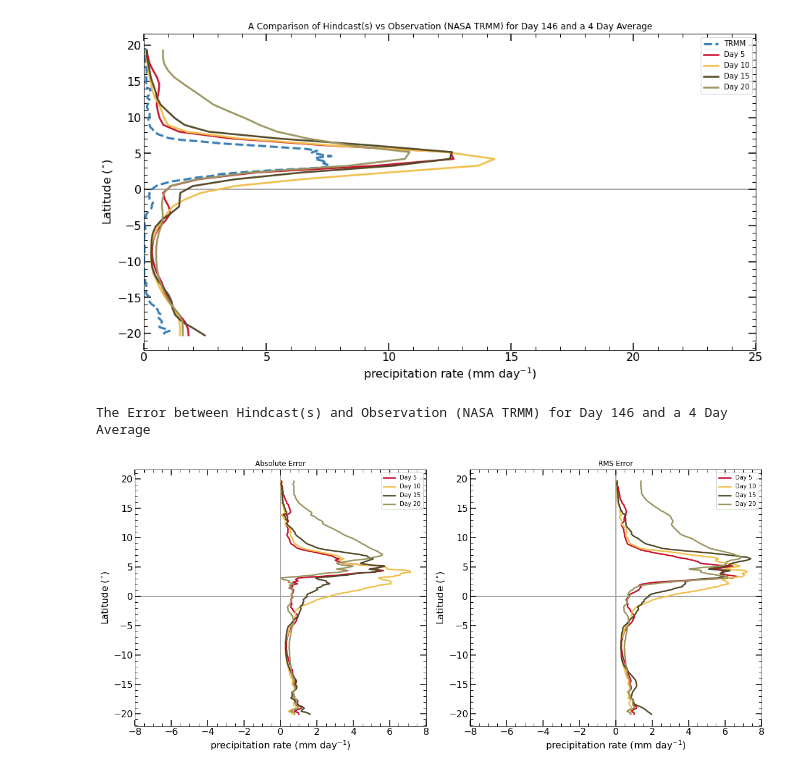
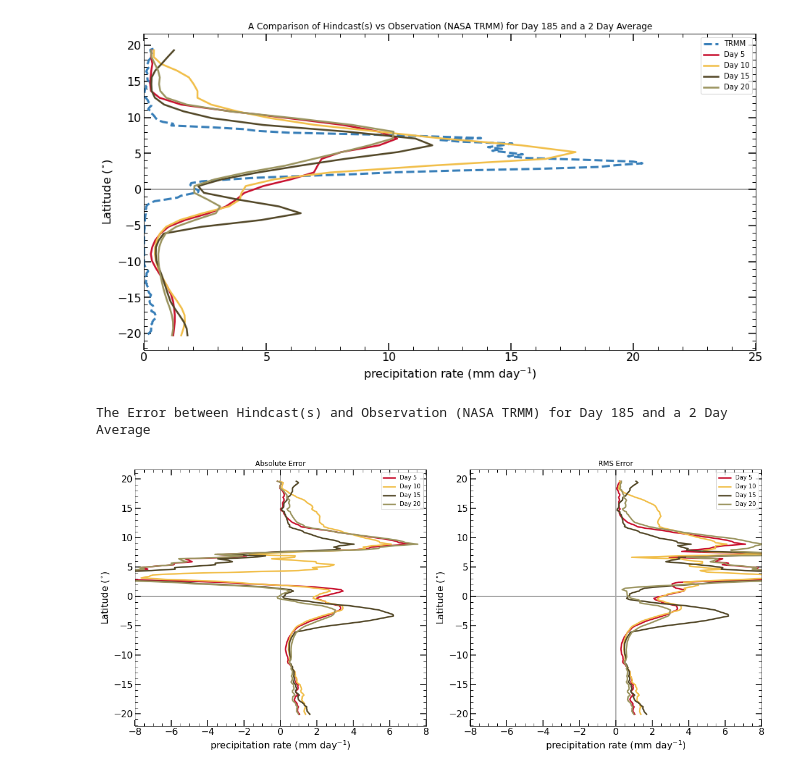
Before and after one commit to ITCZ-hindcasts/python-scripts, a Jupyter notebook: PRECTHcastAnalysis.ipynb, the cells around one changed output. Saved outputs shown, nothing was run; the diff lists cells and outputs as text; code cells hidden in the pictures.

```diff
--- a/PRECTHcastAnalysis.ipynb
+++ b/PRECTHcastAnalysis.ipynb
@@ -15,10 +16,11 @@ from netCDF4 import Dataset # Network Common Data Form
 
 
 #### Select the date to be analyzed as a value representing the number of days since 2009-09-01 ####
-dayOfTheSeason = 146 # For reference: 174 is February 22 and 122 is January 1
+dayOfTheSeason = 185 # For reference: 174 is February 22 and 122 is January 1
 
 #### Select the number of days to be time averaged ####
-numDayAvg = 4
+numDayAvg = 2
+
 
 #### Select which day hindcast should be used ####
 DayXXHcast = [5,10,15,20]  # Must be a list of integer(s) from >=1 and <=20
@@ -55,36 +57,40 @@ plt.xlim([0,25])
 plotColors = ['#C8102E','#F1BE48','#524727','#9B945F','#CAC7A7'] # Go Cyclones! :)
 plotLegend = []
 plotLegend.append('TRMM')
 
 # Loop through the DayXXHcast list to overlay multiple days of forecasts
 for ii,DayXX in enumerate(DayXXHcast):
 
+    # Ensure that the user is requesting a day that is within the hindcast dataset.
+    # numDayAvg is subtracted by 1 so as to not double count dayOfTheSeason in the numDayAvg period
+    if dayOfTheSeason < min(timeDayXX[DayXX]) or dayOfTheSeason+(numDayAvg-1) > max(timeDayXX[DayXX]):
+        sys.exit("The user is attempting to access data that is not within the time bounds of the hindcast dataset")
+
     # Use the PRECTAlignDatasets function to obtain the aligned datasets
     precip_aligned, precip_aligned_obs, lat_plt, lat_plt_obs, id_DayOfTheSeason = PRECTAlignDatasets(timeDayXX[DayXX], lat, lon, precipDayXX[DayXX], rootgrp_obs, userInputs)
 
-    # Average the precip data over the user specified numDayAvg time period. This can be seen as the data to be averaged starts at id_DayOfTheSeason
-    # and finishes a number of days afterwards as specified by numDayAvg. This averaging occurs along the time dimension (axis=0)
+    # Average the precip data over the specified numDayAvg time period (axis=0)
     precip_avg = np.mean(precip_aligned[id_DayOfTheSeason : id_DayOfTheSeason+numDayAvg], axis=0)
 
     # Take an average of all lon values at each lat value (axis=1). Changes matrix size from a (for ex) (127, 40) to a (127,)
     precip_lonavg_mps = np.mean(precip_avg,axis=1)
 
     # change units from m/s to mm/day
     precip_lonavg = precip_lonavg_mps*1000*86400
 
     if ii == 0: # Only plot the observation data once as it does not change
         precip_avg_obs = np.mean(precip_aligned_obs[id_DayOfTheSeason : id_DayOfTheSeason+numDayAvg],axis=0)
         precip_lonavg_obs = np.mean(precip_avg_obs,axis=1)
 
         p0 = plt.plot(precip_lonavg_obs, lat_plt_obs, color='#377eb8', linestyle='dashed', linewidth = 3, label = 'TRMM')
 
     # Plot the data output by the PRECTAlignDatasets function
     p1 = plt.plot(precip_lonavg, lat_plt, color = plotColors[ii], linewidth = 2.5, label = 'Day '+str(DayXX))
 
 plt.legend()
 plt.show()
 # %% [output]
-[figure, old version]
+[figure, new version]
 # %%
 npan = 2 # number of panels
 # all of the sizes are double the size they'll be in the paper
@@ -188,5 +194,5 @@ for j in range(0,npan,1): # Each iteration creates a new subplot
         plt.xlim([-8,8])
         plt.legend()
 # %% [output]
-The Error between Hindcast(s) and Observation (NASA TRMM) for Day 146 and a 4 Day Average
+The Error between Hindcast(s) and Observation (NASA TRMM) for Day 185 and a 2 Day Average
-[figure, old version]
+[figure, new version]
```
Also changed, not shown: parts of 1 cell of this notebook, 3 other files.
